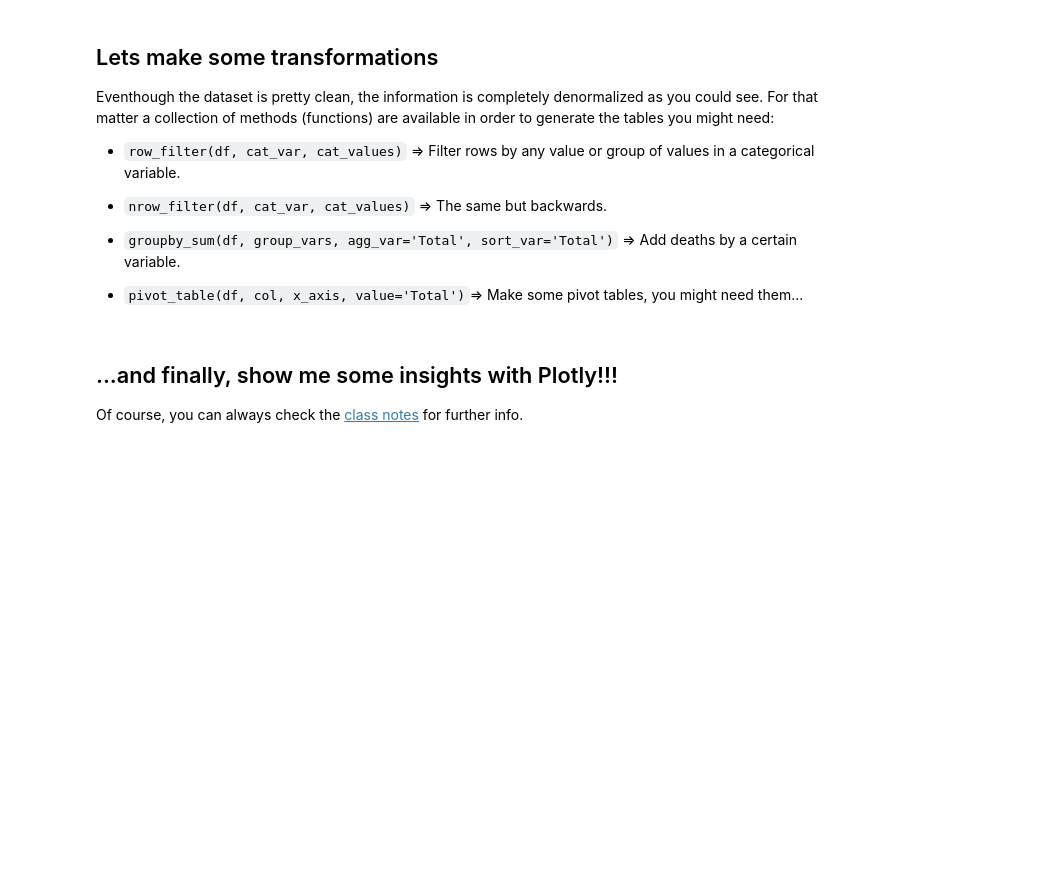
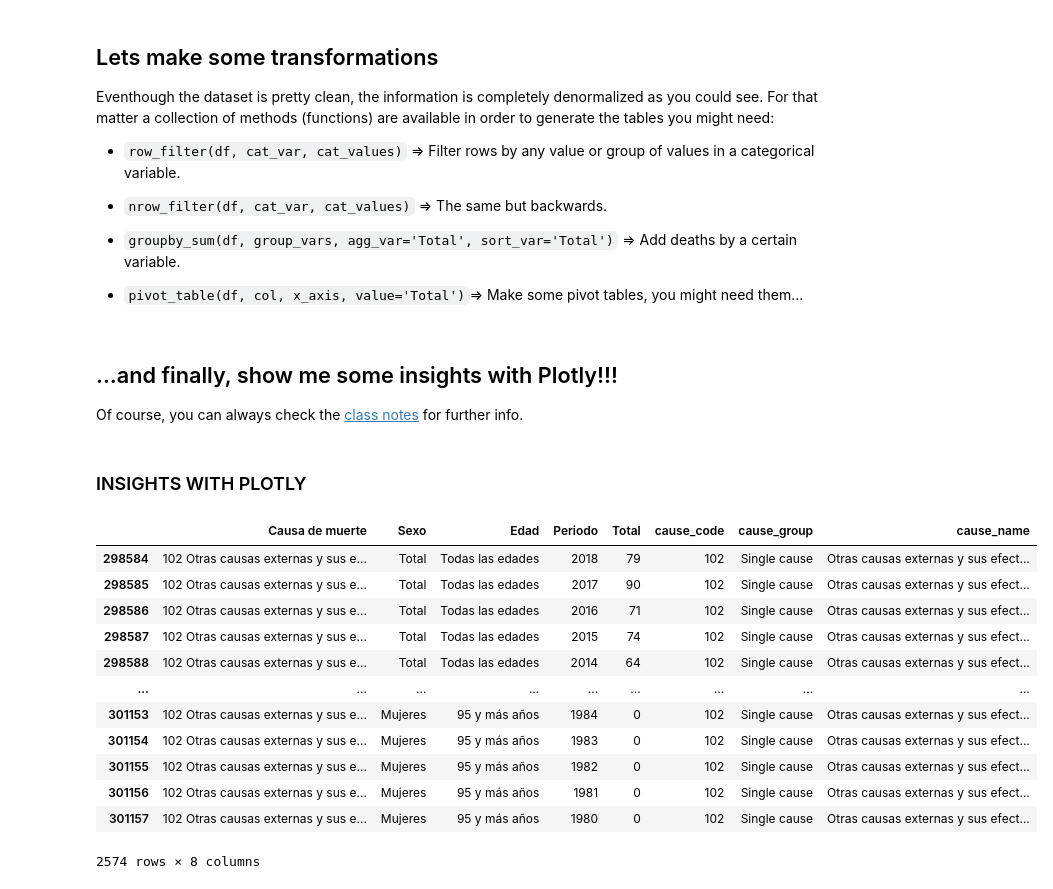
Before and after one commit to ssarahreyes/deadly_viz_challenge, a Jupyter notebook: notebooks/deadly_viz_challenge.ipynb, the cells around one changed output. Cells and saved outputs as stored; diff of their text form; code cells hidden in the pictures; blank space fills up the shorter version.

```diff
--- a/notebooks/deadly_viz_challenge.ipynb
+++ b/notebooks/deadly_viz_challenge.ipynb
@@ -102,3 +206,21 @@ dataset_scatter.iplot(x='VARIABLE',
                       xTitle='AXIS TITLE',
                       yTitle='AXIS TITLE',
                       title='VIZ TITLE')
+# %% [markdown]
+### INSIGHTS WITH PLOTLY
+# %%
+deaths[deaths['cause_code'] == '102']
+# %% [output]
+|  | Causa de muerte | Sexo | Edad | Periodo | Total | cause_code | cause_group | cause_name |
+| 298584 | 102 Otras causas externas y sus e... | Total | Todas las edades | 2018 | 79 | 102 | Single cause | Otras causas externas y sus efect... |
+| 298585 | 102 Otras causas externas y sus e... | Total | Todas las edades | 2017 | 90 | 102 | Single cause | Otras causas externas y sus efect... |
+| 298586 | 102 Otras causas externas y sus e... | Total | Todas las edades | 2016 | 71 | 102 | Single cause | Otras causas externas y sus efect... |
+| 298587 | 102 Otras causas externas y sus e... | Total | Todas las edades | 2015 | 74 | 102 | Single cause | Otras causas externas y sus efect... |
+| 298588 | 102 Otras causas externas y sus e... | Total | Todas las edades | 2014 | 64 | 102 | Single cause | Otras causas externas y sus efect... |
+| ... | ... | ... | ... | ... | ... | ... | ... | ... |
+| 301153 | 102 Otras causas externas y sus e... | Mujeres | 95 y más años | 1984 | 0 | 102 | Single cause | Otras causas externas y sus efect... |
+| 301154 | 102 Otras causas externas y sus e... | Mujeres | 95 y más años | 1983 | 0 | 102 | Single cause | Otras causas externas y sus efect... |
+| 301155 | 102 Otras causas externas y sus e... | Mujeres | 95 y más años | 1982 | 0 | 102 | Single cause | Otras causas externas y sus efect... |
+| 301156 | 102 Otras causas externas y sus e... | Mujeres | 95 y más años | 1981 | 0 | 102 | Single cause | Otras causas externas y sus efect... |
+| 301157 | 102 Otras causas externas y sus e... | Mujeres | 95 y más años | 1980 | 0 | 102 | Single cause | Otras causas externas y sus efect... |
+2574 rows × 8 columns
```
Also changed, not shown: parts of 10 cells of this notebook.
